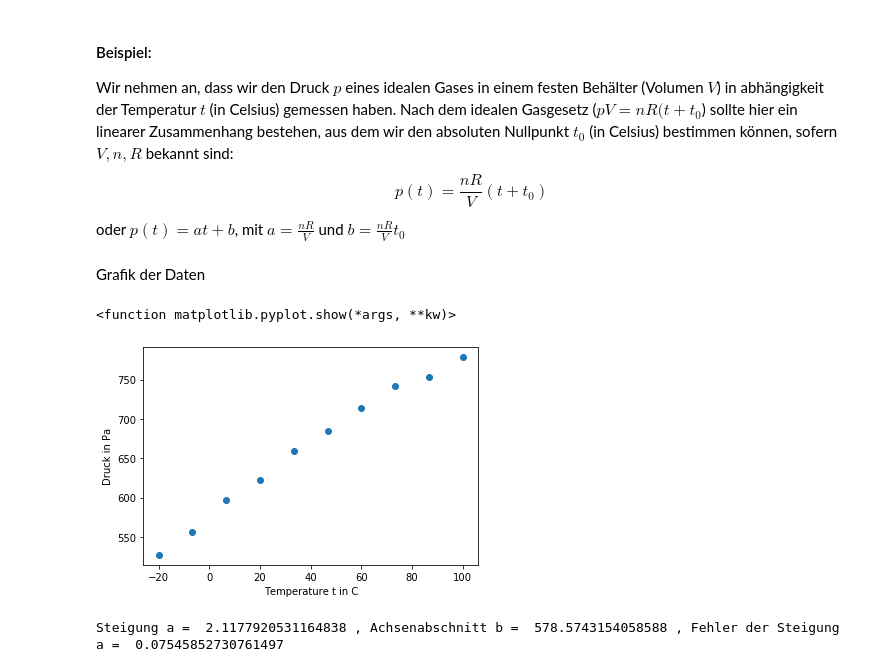
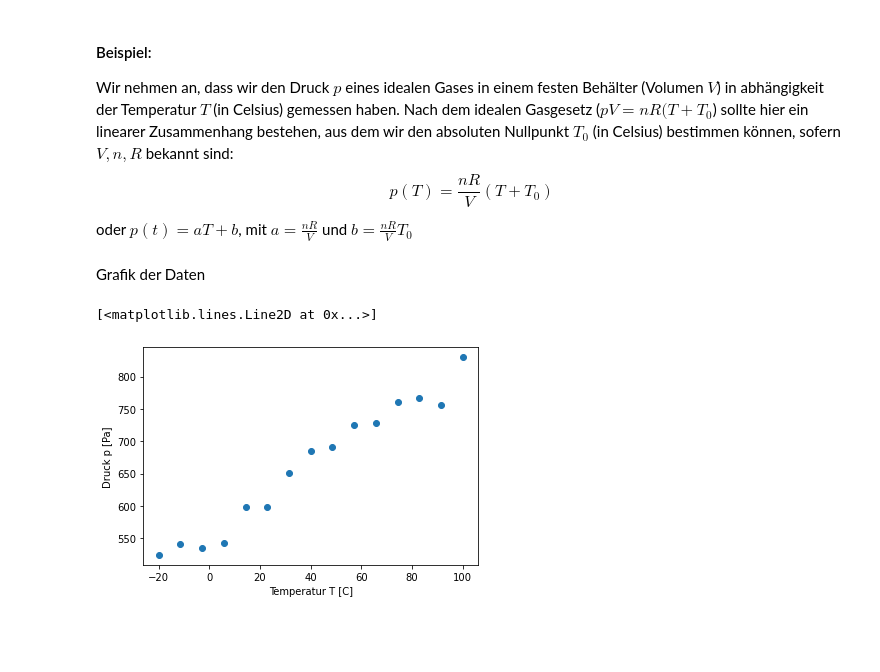
Before and after one commit to mattmunnich/error_prop_with_python, a Jupyter notebook: lineare_regression.ipynb, the cells around one changed output. Drawn from its saved outputs; the diff is of its cells as text; code cells hidden in the pictures; blank space fills up the shorter version.

```diff
--- a/lineare_regression.ipynb
+++ b/lineare_regression.ipynb
@@ -8,6 +3,6 @@ import numpy as np   # Basic numerics
 # %% [markdown]
 #### Beispiel:
-Wir nehmen an, dass wir den Druck $p$ eines idealen Gases in einem festen Behälter (Volumen $V$) in abhängigkeit der Temperatur $t$ (in Celsius) gemessen haben. Nach dem idealen Gasgesetz ($pV=nR(t+t_0$) sollte hier ein linearer Zusammenhang bestehen, aus dem wir den absoluten Nullpunkt $t_0$ (in Celsius) bestimmen können, sofern $V, n, R$ bekannt sind:
-$$p(t) = \frac{nR}{V}(t +  t_0)$$
+Wir nehmen an, dass wir den Druck $p$ eines idealen Gases in einem festen Behälter (Volumen $V$) in abhängigkeit der Temperatur $T$ (in Celsius) gemessen haben. Nach dem idealen Gasgesetz ($pV=nR(T+T_0$) sollte hier ein linearer Zusammenhang bestehen, aus dem wir den absoluten Nullpunkt $T_0$ (in Celsius) bestimmen können, sofern $V, n, R$ bekannt sind:
+$$p(T) = \frac{nR}{V}(T +  T_0)$$
 oder
-$ p(t) = at+b$, mit $a=\frac{nR}{V}$ und $b = \frac{nR}{V}t_0$
+$ p(t) = aT+b$, mit $a=\frac{nR}{V}$ und $b = \frac{nR}{V}T_0$
@@ -17,19 +9,21 @@ p = 2.1*(t + np.random.normal(273,5,10))
+# %%
+import numpy as np   # Numerische Operationen (Wir benötigen: linspace, random)
+# Anzahl Messpunkte N:
+N=15
+# Temperaturen T, von -20 bis 100  (N Werte)
+T = np.linspace(-20,100,N)
+T0=273.15
+# Druck p mit normalverteiltem Standardabweichung ("Fehler") Dp=10.   (N Werte)
+Dp=10
+p = 2.1*(T + np.random.normal(T0,Dp,N))
 # %% [markdown]
 Grafik der Daten
 # %%
 import matplotlib.pyplot as plt # for plotting
-plt.plot(t,p,'o')
-plt.xlabel('Temperature t in C')
-plt.ylabel('Druck in Pa')
-plt.show
+plt.xlabel('Temperatur T [C]')
+plt.ylabel('Druck p [Pa]')
+#plt.axis([-300, 150, 0, 900])
+plt.plot(T,p,'o')
 # %% [output]
-<function matplotlib.pyplot.show(*args, **kw)>
+[<matplotlib.lines.Line2D at 0x...>]
-[figure, old version]
+[figure, new version]
-# %%
-# unfortunately linregress in the stats package does not provide
-# the standard deviation (error) of the intercept
-from scipy.stats import linregress
-a, b, r, P, err_a= linregress(t,p)
-print("Steigung a = ", a, ", Achsenabschnitt b = ", b, ", Fehler der Steigung a = ",err_a)
-# %% [output]
-Steigung a =  2.1177920531164838 , Achsenabschnitt b =  578.5743154058588 , Fehler der Steigung a =  0.07545852730761497
```
Also changed, not shown: parts of 21 cells of this notebook, 3 other files.
